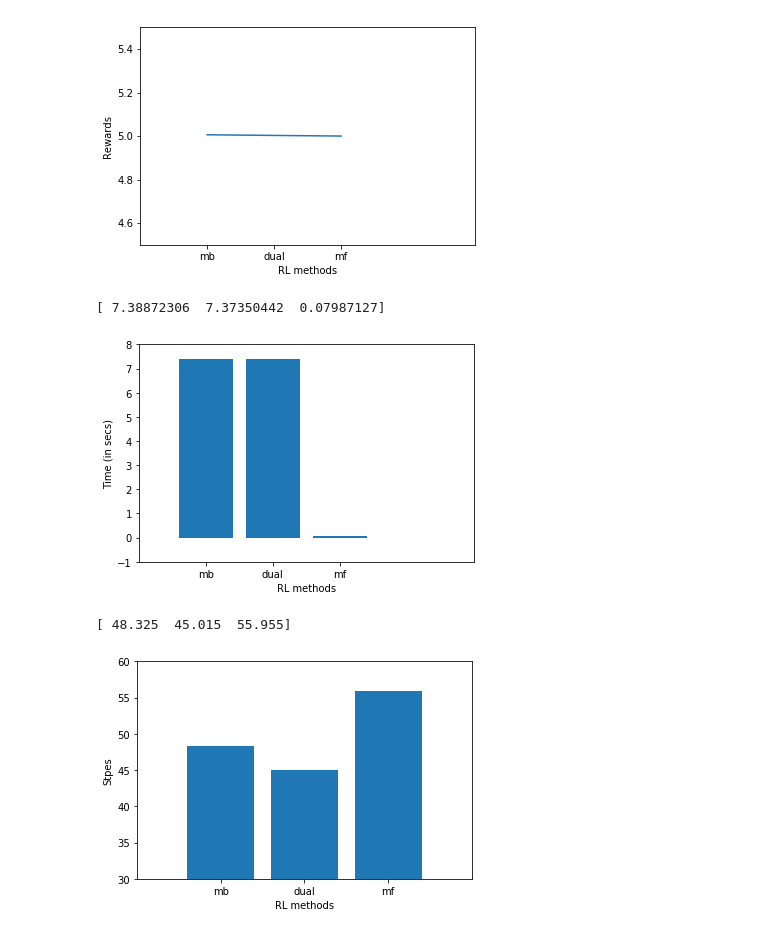
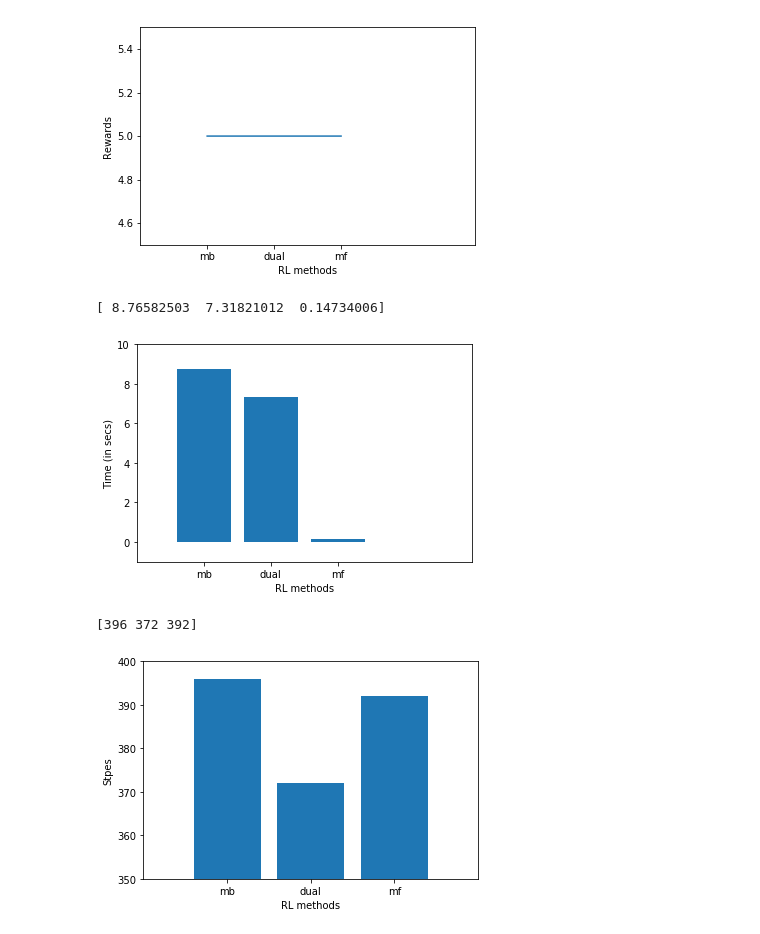
Before and after one commit to tejas-savalia/Sequencing_abstract, a Jupyter notebook: mb_mf_combined.ipynb, the cells around one changed output. Drawn from its saved outputs; the diff is of its cells as text; code cells hidden in the pictures.

```diff
--- a/mb_mf_combined.ipynb
+++ b/mb_mf_combined.ipynb
@@ -170,10 +179,10 @@ Run the Dual Process on grid world. Get a list of individual time taken for each
 times_dual = list()
 reward_dual = list()
 steps_dual = list()
-for i in range(10):
-    mb_internal_environment = numpy.zeros((5, 5))
+for i in range(1):
+    mb_internal_environment = numpy.zeros((10, 10))
     start_time = time.time()
-    dual_result = mb(15)
+    dual_result = dual(15)
     reward_dual.append(dual_result[0])
     steps_dual.append(dual_result[1])
     times_dual.append(time.time() - start_time)
@@ -181,8 +190,8 @@ for i in range(10):
 times_mb = list()
 reward_mb = list()
 steps_mb = list()
-for i in range(10):
-    mb_internal_environment = numpy.zeros((5, 5))
+for i in range(1):
+    mb_internal_environment = numpy.zeros((10, 10))
     start_time = time.time()
     mb_result = mb(15)
     reward_mb.append(mb_result[0])
@@ -192,8 +201,8 @@ for i in range(10):
 times_mf = list()
 reward_mf = list()
 steps_mf = list()
-for i in range(10):
-    mb_internal_environment = numpy.zeros((5, 5))
+for i in range(1):
+    mb_internal_environment = numpy.zeros((10, 10))
     start_time = time.time()
     mf_result = mf(15)
     reward_mf.append(mf_result[0])
@@ -250,6 +252,6 @@ reward_mean_mf = numpy.mean(numpy.array(reward_mf))
 times_mean_dual = numpy.mean(numpy.array(times_dual))
 times_mean_mb = numpy.mean(numpy.array(times_mb))
 times_mean_mf = numpy.mean(numpy.array(times_mf))
-steps_mean_dual = sum(steps_dual)/400
-steps_mean_mb = sum(steps_mb)/400
-steps_mean_mf = sum(steps_mf)/400
+steps_mean_dual = sum(steps_dual[0])
+steps_mean_mb = sum(steps_mb[0])
+steps_mean_mf = sum(steps_mf[0])
@@ -282,25 +282,25 @@ print (times)
 plt.bar(numpy.arange(3), times, align='center')
 plt.xticks(numpy.arange(3), ('mb', 'dual', 'mf'))
 plt.xlim(xmin = -1, xmax = 4)
-plt.ylim(ymin = -1, ymax = 8)
+plt.ylim(ymin = -1, ymax = 10)
 plt.xlabel('RL methods')
 plt.ylabel("Time (in secs)")
 
 plt.show()
 # %% [output]
-[ 7.38872306  7.37350442  0.07987127]
+[ 8.76582503  7.31821012  0.14734006]
-[figure, old version]
+[figure, new version]
 # %%
 steps = numpy.array([steps_mean_mb, steps_mean_dual, steps_mean_mf])
 print (steps)
 plt.bar(numpy.arange(3), steps, align='center')
 plt.xticks(numpy.arange(3), ('mb', 'dual', 'mf'))
 plt.xlim(xmin = -1, xmax = 3)
-plt.ylim(ymin = 30, ymax = 60)
+plt.ylim(ymin = 350, ymax = 400)
 plt.xlabel('RL methods')
 plt.ylabel("Stpes")
 
 plt.show()
 # %% [output]
-[ 48.325  45.015  55.955]
+[396 372 392]
-[figure, old version]
+[figure, new version]
```
Also changed, not shown: parts of 16 cells of this notebook.
